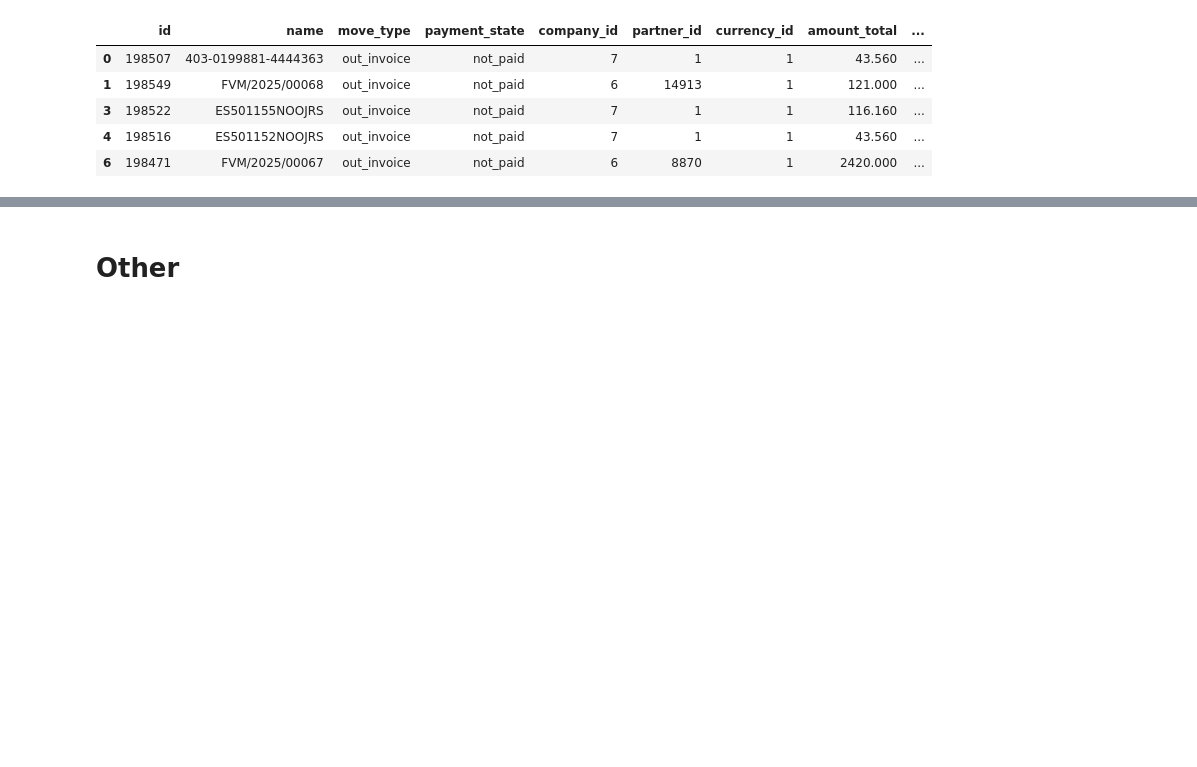
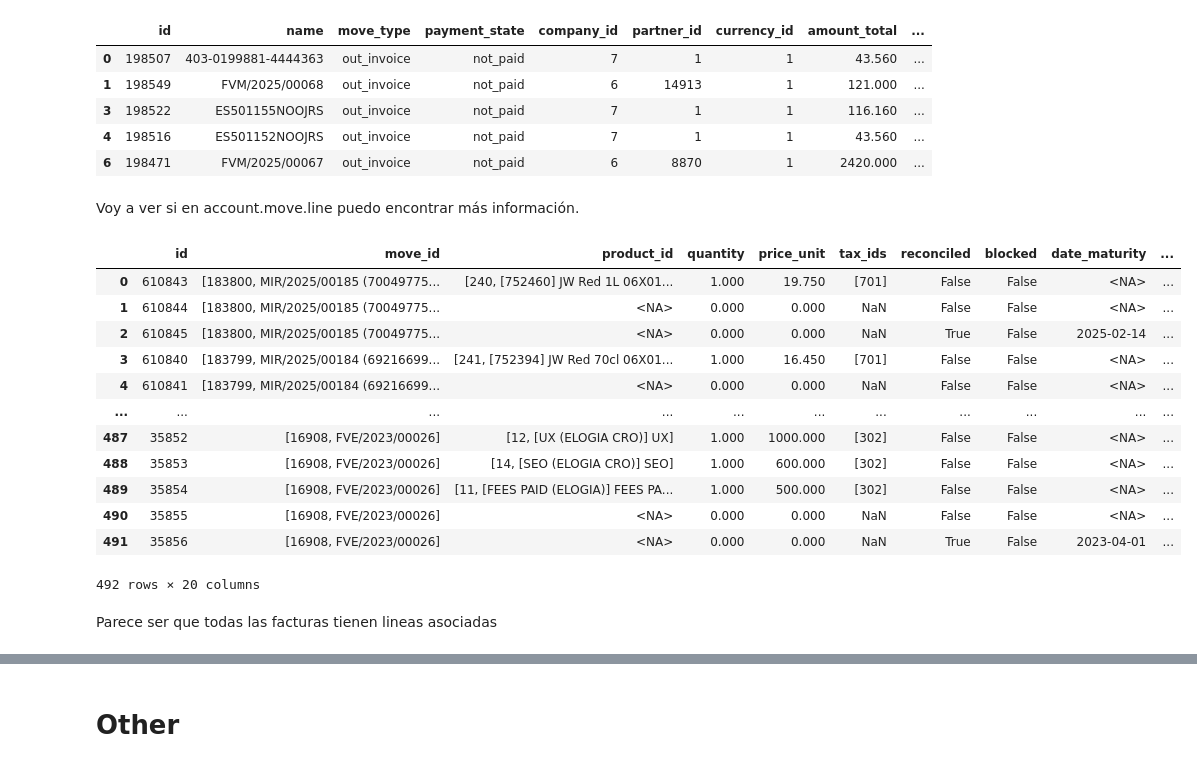
Before and after one commit to isma-fernandez/ai-agent-invoice-payment-prediction-b2b, a Jupyter notebook: exploratory.ipynb, the cells around one changed output, grey strips where cells are left out. Saved outputs shown, nothing was run; the diff lists cells and outputs as text; code cells hidden in the pictures; blank space fills up the shorter version.

```diff
--- a/exploratory.ipynb
+++ b/exploratory.ipynb
@@ -529,0 +573,2 @@ Facturas con amount_residual > 0: 4855
+# %% [markdown]
+Voy a ver si en account.move.line puedo encontrar más información.
@@ -529,0 +583,18 @@ Facturas con amount_residual > 0: 4855
+# %%
+invoices_lines_in_payment
+# %% [output]
+|  | id | move_id | product_id | quantity | price_unit | tax_ids | reconciled | blocked | date_maturity | ... |
+| 0 | 610843 | [183800, MIR/2025/00185 (70049775... | [240, [752460] JW Red 1L 06X01... | 1.000 | 19.750 | [701] | False | False | <NA> | ... |
+| 1 | 610844 | [183800, MIR/2025/00185 (70049775... | <NA> | 0.000 | 0.000 | NaN | False | False | <NA> | ... |
+| 2 | 610845 | [183800, MIR/2025/00185 (70049775... | <NA> | 0.000 | 0.000 | NaN | True | False | 2025-02-14 | ... |
+| 3 | 610840 | [183799, MIR/2025/00184 (69216699... | [241, [752394] JW Red 70cl 06X01... | 1.000 | 16.450 | [701] | False | False | <NA> | ... |
+| 4 | 610841 | [183799, MIR/2025/00184 (69216699... | <NA> | 0.000 | 0.000 | NaN | False | False | <NA> | ... |
+| ... | ... | ... | ... | ... | ... | ... | ... | ... | ... | ... |
+| 487 | 35852 | [16908, FVE/2023/00026] | [12, [UX (ELOGIA CRO)] UX] | 1.000 | 1000.000 | [302] | False | False | <NA> | ... |
+| 488 | 35853 | [16908, FVE/2023/00026] | [14, [SEO (ELOGIA CRO)] SEO] | 1.000 | 600.000 | [302] | False | False | <NA> | ... |
+| 489 | 35854 | [16908, FVE/2023/00026] | [11, [FEES PAID (ELOGIA)] FEES PA... | 1.000 | 500.000 | [302] | False | False | <NA> | ... |
+| 490 | 35855 | [16908, FVE/2023/00026] | <NA> | 0.000 | 0.000 | NaN | False | False | <NA> | ... |
+| 491 | 35856 | [16908, FVE/2023/00026] | <NA> | 0.000 | 0.000 | NaN | True | False | 2023-04-01 | ... |
+492 rows × 20 columns
+# %% [markdown]
+Parece ser que todas las facturas tienen lineas asociadas
```
Also changed, not shown: parts of 69 cells of this notebook, 2 other files.
